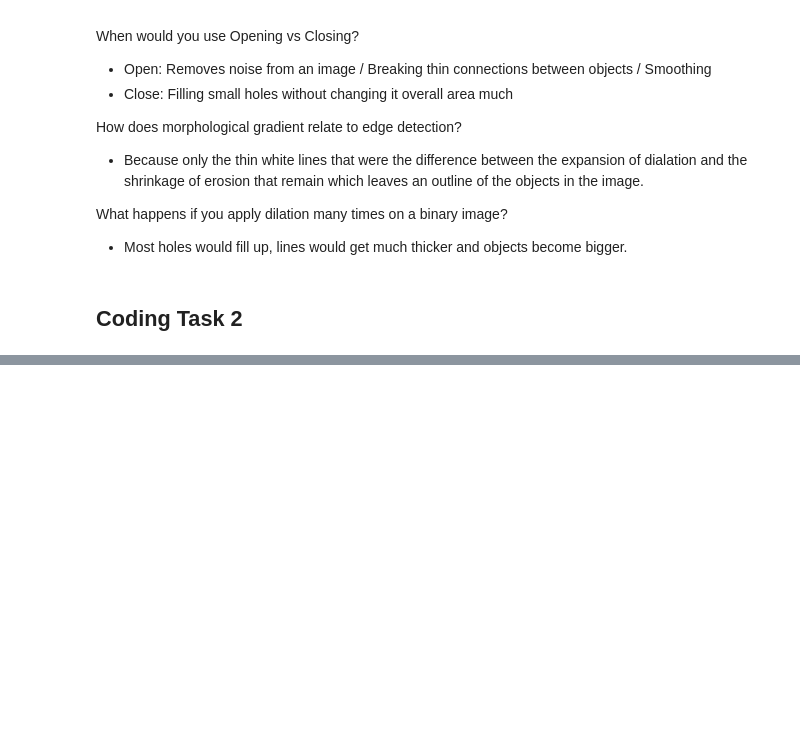
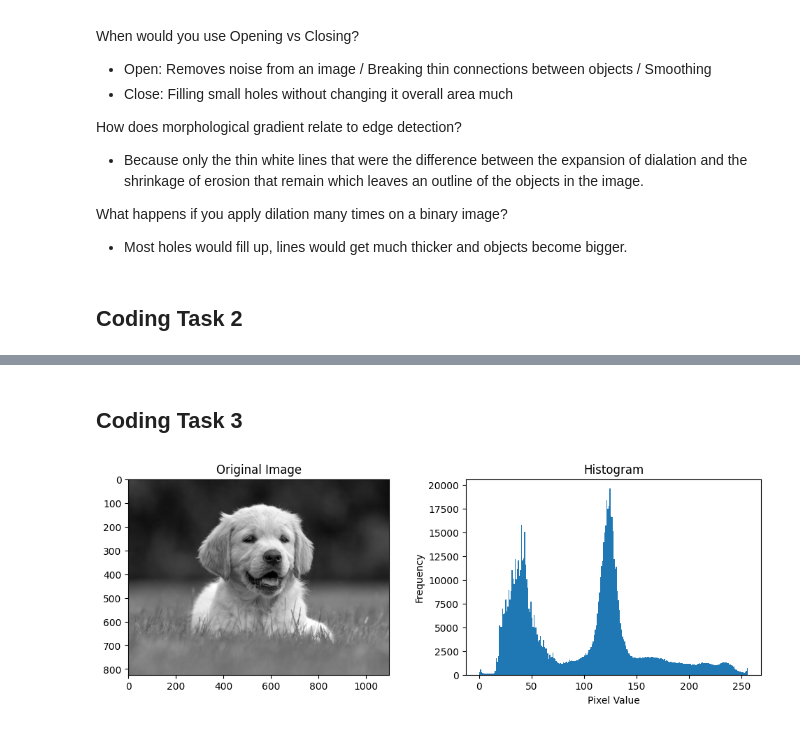
Before and after one commit to Muhammed-Esmail/StarUnion-AI, a Jupyter notebook: Week2/Topics.ipynb, the cells around one changed output, grey strips where cells are left out. Saved outputs shown, nothing was run; the diff lists cells and outputs as text; code cells hidden in the pictures; blank space fills up the shorter version.

```diff
--- a/Week2/Topics.ipynb
+++ b/Week2/Topics.ipynb
@@ -131,0 +158,24 @@ for i, img in enumerate(imgs):
+# %% [markdown]
+## Coding Task 3
+# %%
+import cv2
+import matplotlib.pyplot as plt
+import numpy as np
+
+# load image
+img = cv2.imread('images/image1.jpg')
+gray = cv2.cvtColor(img, cv2.COLOR_BGR2GRAY)
+# Plot hist
+plt.figure(figsize=(12, 8))
+plt.subplot(2, 2, 1)
+plt.imshow(gray, cmap='gray')
+plt.title('Original Image')
+
+plt.subplot(2, 2, 2)
+plt.hist(gray.ravel(), 256, [0, 256])
+plt.title('Histogram')
+plt.xlabel('Pixel Value')
+plt.ylabel('Frequency')
+plt.show()
+# %% [output]
+[figure, added]
```
Also changed, not shown: parts of 7 cells of this notebook, 5 other files.
